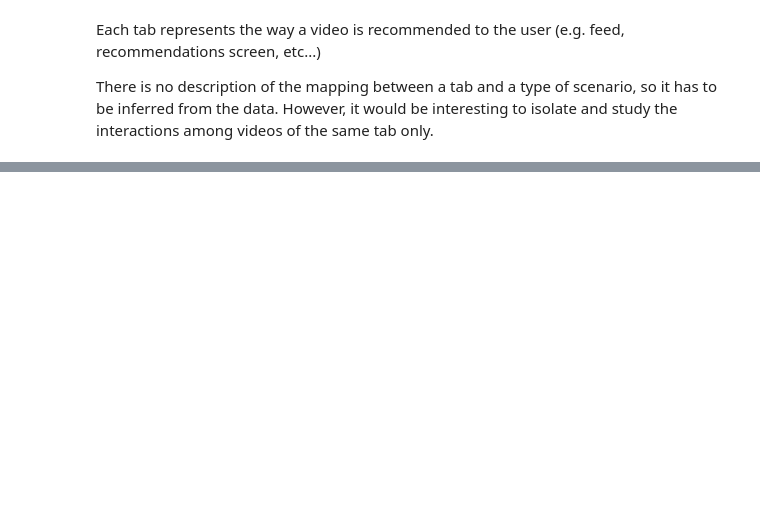
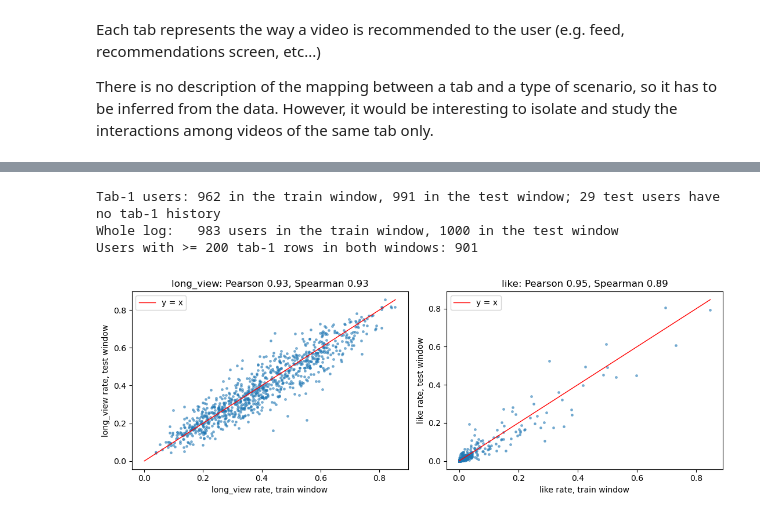
Before and after one commit to FiloDrd/AI-for-Industries, a Jupyter notebook: data_exploration.ipynb, the cells around one changed output, grey strips where cells are left out. Saved outputs shown, nothing was run; the diff lists cells and outputs as text; code cells hidden in the pictures; blank space fills up the shorter version.

```diff
--- a/data_exploration.ipynb
+++ b/data_exploration.ipynb
@@ -367,0 +435,19 @@ display(ct)
+# %%
+signals = ["long_view", "is_like", "is_follow", "is_comment", "is_forward", "is_hate"]
+rate = feed[signals].mean()
+
+sig = pd.DataFrame({
+    "positives": feed[signals].sum(),
+    "rate": rate,
+    "users_with_at_least_one": feed.groupby("user_id")[signals].max().sum(),
+})
+# Rare binary flags have small correlations almost by construction: the lift is easier to read.
+# lift = P(target | signal) / P(target)
+for target in ["is_like", "long_view"]:
+    sig[f"P({target} | signal)"] = [feed.loc[feed[s] == 1, target].mean() for s in signals]
+    sig[f"lift on {target}"] = sig[f"P({target} | signal)"] / rate[target]
+
+display(sig.style.format({"positives": "{:,}", "users_with_at_least_one": "{:,}", "rate": "{:.2%}",
+                          "P(is_like | signal)": "{:.1%}", "P(long_view | signal)": "{:.1%}",
+                          "lift on is_like": "{:.1f}", "lift on long_view": "{:.1f}"}))
+display(feed[signals].corr().round(3))
@@ -398,0 +508,34 @@ Correlazione tra i due tassi (per utente): 0.10
+# %%
+window = np.where(feed["date"] <= 20220421, "train", "test")
+
+users_train = set(feed.loc[window == "train", "user_id"])
+users_test = set(feed.loc[window == "test", "user_id"])
+print(f"Tab-1 users: {len(users_train)} in the train window, {len(users_test)} in the test window; "
+      f"{len(users_test - users_train)} test users have no tab-1 history")
+print(f"Whole log:   {df_log.loc[df_log['date'] <= 20220421, 'user_id'].nunique()} users in the train window, "
+      f"{df_log.loc[df_log['date'] > 20220421, 'user_id'].nunique()} in the test window")
+
+by_window = (feed.groupby(["user_id", window])
+                 .agg(rows=("long_view", "size"), long_view=("long_view", "mean"), like=("is_like", "mean"))
+                 .unstack())
+enough = (by_window["rows"] >= 200).all(axis=1)    # rates estimated on at least 200 rows per window
+stable = by_window[enough]
+print(f"Users with >= 200 tab-1 rows in both windows: {enough.sum()}")
+
+fig, axes = plt.subplots(1, 2, figsize=(11, 4))
+for ax, target in zip(axes, ["long_view", "like"]):
+    x, y = stable[(target, "train")], stable[(target, "test")]
+    ax.scatter(x, y, s=6, alpha=0.5)
+    lim = max(x.max(), y.max())
+    ax.plot([0, lim], [0, lim], color="red", lw=1, label="y = x")
+    # Spearman = Pearson on ranks (method="spearman" would need scipy)
+    ax.set(xlabel=f"{target} rate, train window", ylabel=f"{target} rate, test window",
+           title=f"{target}: Pearson {x.corr(y):.2f}, Spearman {x.rank().corr(y.rank()):.2f}")
+    ax.legend()
+plt.tight_layout()
+plt.show()
+# %% [output]
+Tab-1 users: 962 in the train window, 991 in the test window; 29 test users have no tab-1 history
+Whole log:   983 users in the train window, 1000 in the test window
+Users with >= 200 tab-1 rows in both windows: 901
+[figure, added]
```
Also changed, not shown: parts of 57 cells of this notebook, 1 other file.
